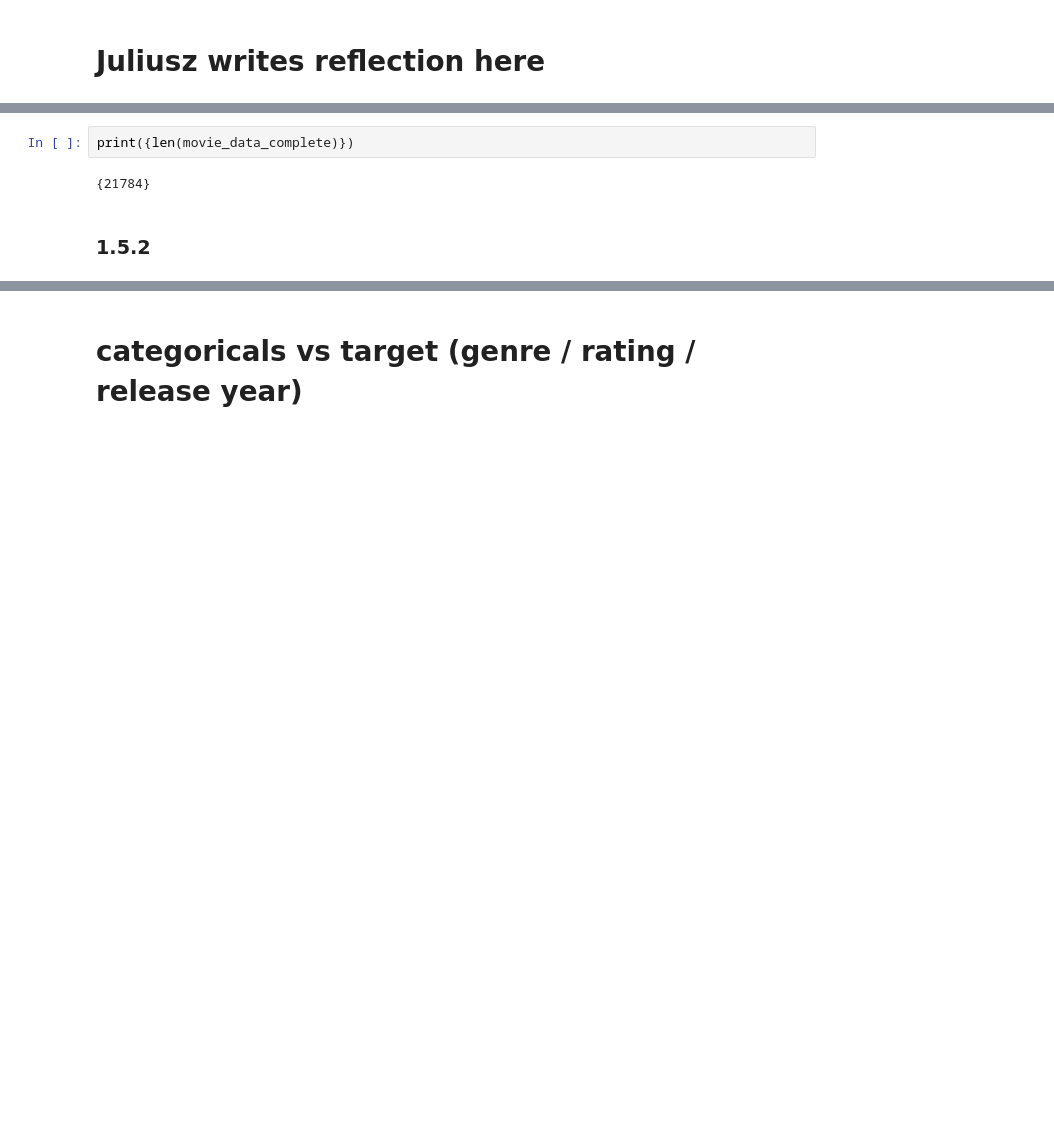
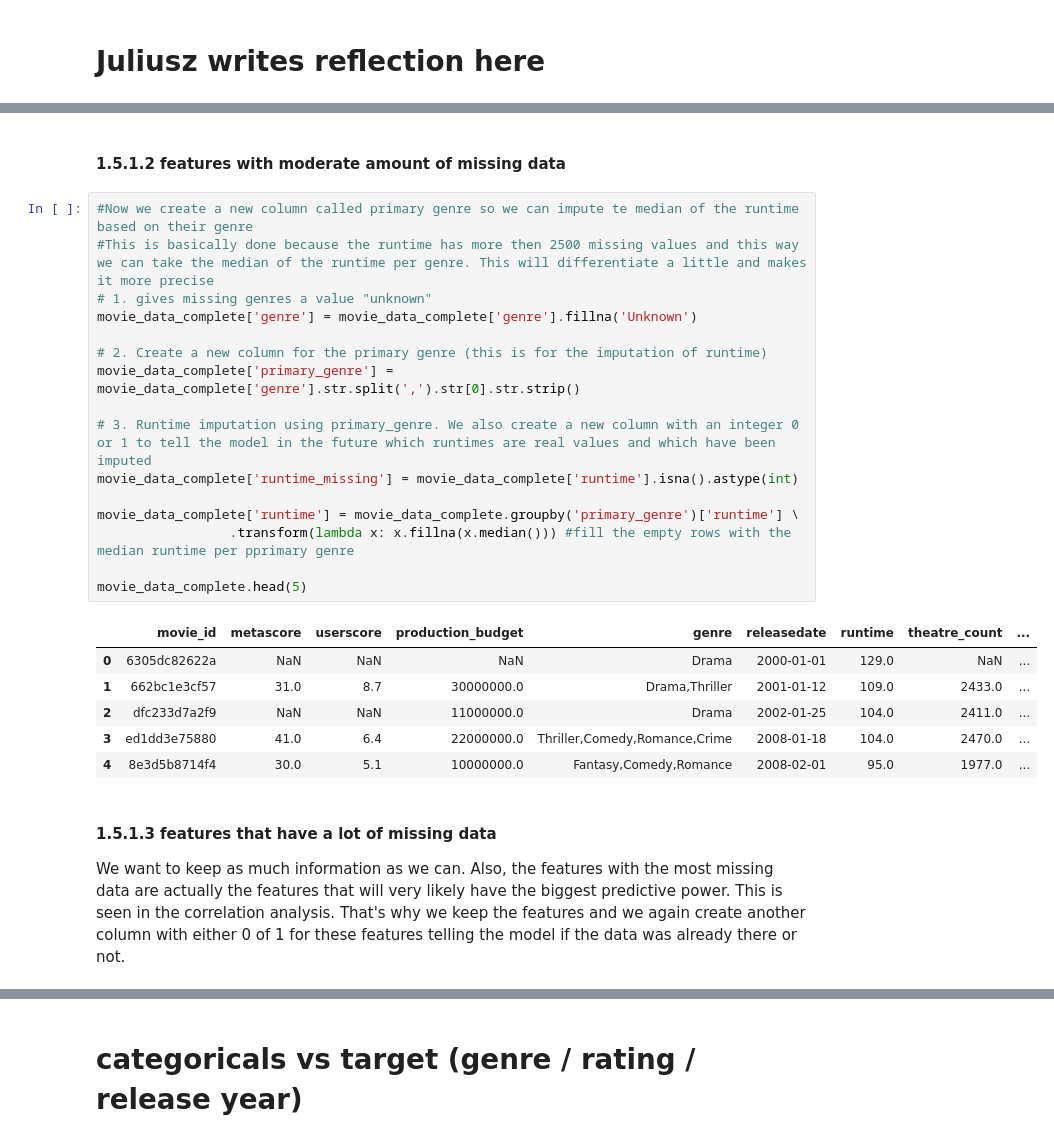
Before and after one commit to Simerblur/bjj, a Jupyter notebook: Main_project copy.ipynb, the cells around one changed output, grey strips where cells are left out. Cells and saved outputs as stored; diff of their text form; blank space fills up the shorter version.

```diff
--- a/Main_project copy.ipynb
+++ b/Main_project copy.ipynb
@@ -927,6 +960,29 @@ movie_data_complete = movie_data_complete[~movie_data_complete['worldwide_box_of
-# %%
-print({len(movie_data_complete)})
-# %% [output]
-{21784}
+# %% [markdown]
+#### 1.5.1.2 features with moderate amount of missing data
+# %%
+#Now we create a new column called primary genre so we can impute te median of the runtime based on their genre
+#This is basically done because the runtime has more then 2500 missing values and this way we can take the median of the runtime per genre. This will differentiate a little and makes it more precise
+# 1. gives missing genres a value "unknown"
+movie_data_complete['genre'] = movie_data_complete['genre'].fillna('Unknown')
+
+# 2. Create a new column for the primary genre (this is for the imputation of runtime)
+movie_data_complete['primary_genre'] = movie_data_complete['genre'].str.split(',').str[0].str.strip()
+
+# 3. Runtime imputation using primary_genre. We also create a new column with an integer 0 or 1 to tell the model in the future which runtimes are real values and which have been imputed
+movie_data_complete['runtime_missing'] = movie_data_complete['runtime'].isna().astype(int)
+
+movie_data_complete['runtime'] = movie_data_complete.groupby('primary_genre')['runtime'] \
+                 .transform(lambda x: x.fillna(x.median())) #fill the empty rows with the median runtime per pprimary genre
+
+movie_data_complete.head(5)
+# %% [output]
+|  | movie_id | metascore | userscore | production_budget | genre | releasedate | runtime | theatre_count | ... |
+| 0 | 6305dc82622a | NaN | NaN | NaN | Drama | 2000-01-01 | 129.0 | NaN | ... |
+| 1 | 662bc1e3cf57 | 31.0 | 8.7 | 30000000.0 | Drama,Thriller | 2001-01-12 | 109.0 | 2433.0 | ... |
+| 2 | dfc233d7a2f9 | NaN | NaN | 11000000.0 | Drama | 2002-01-25 | 104.0 | 2411.0 | ... |
+| 3 | ed1dd3e75880 | 41.0 | 6.4 | 22000000.0 | Thriller,Comedy,Romance,Crime | 2008-01-18 | 104.0 | 2470.0 | ... |
+| 4 | 8e3d5b8714f4 | 30.0 | 5.1 | 10000000.0 | Fantasy,Comedy,Romance | 2008-02-01 | 95.0 | 1977.0 | ... |
 # %% [markdown]
-### 1.5.2
+#### 1.5.1.3 features that have a lot of missing data
+
+We want to keep as much information as we can. Also, the features with the most missing data are actually the features that will very likely have the biggest predictive power. This is seen in the correlation analysis. That's why we keep the features and we again create another column with either 0 of 1 for these features telling the model if the data was already there or not.
```
Also changed, not shown: parts of 10 cells of this notebook.
